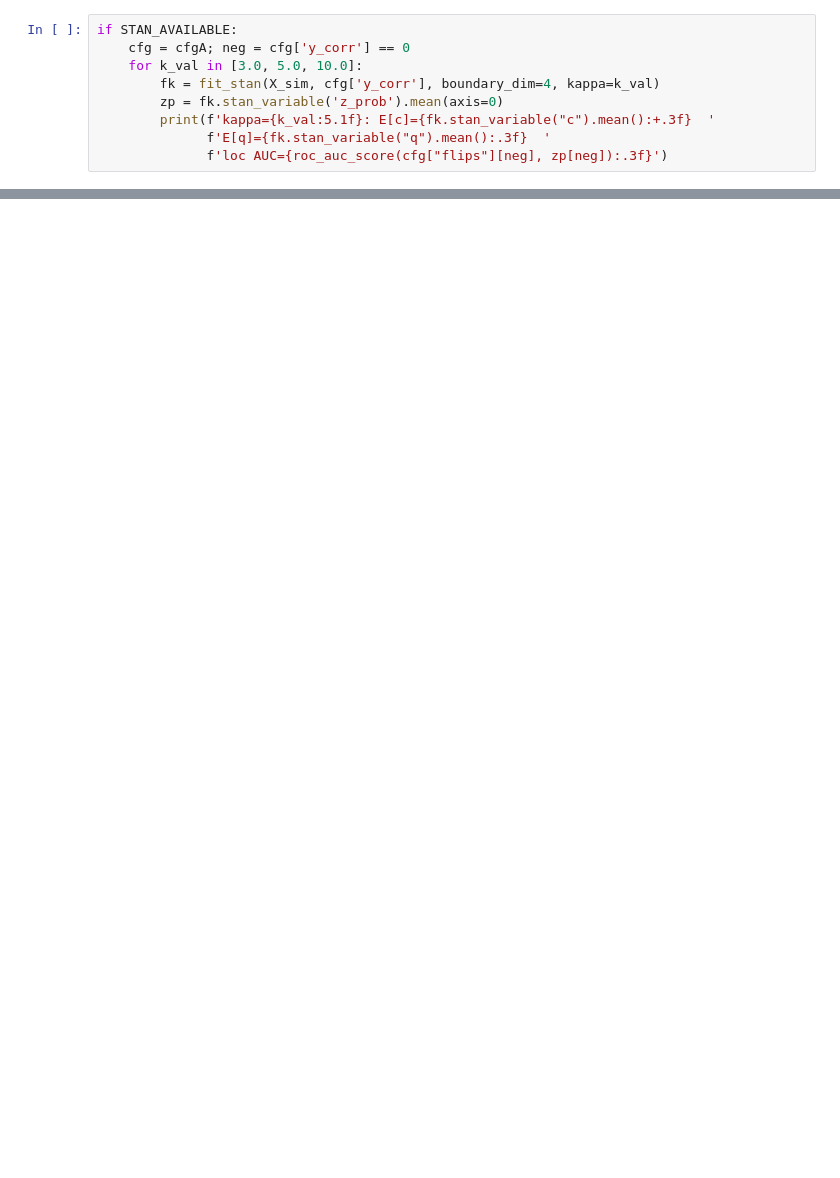
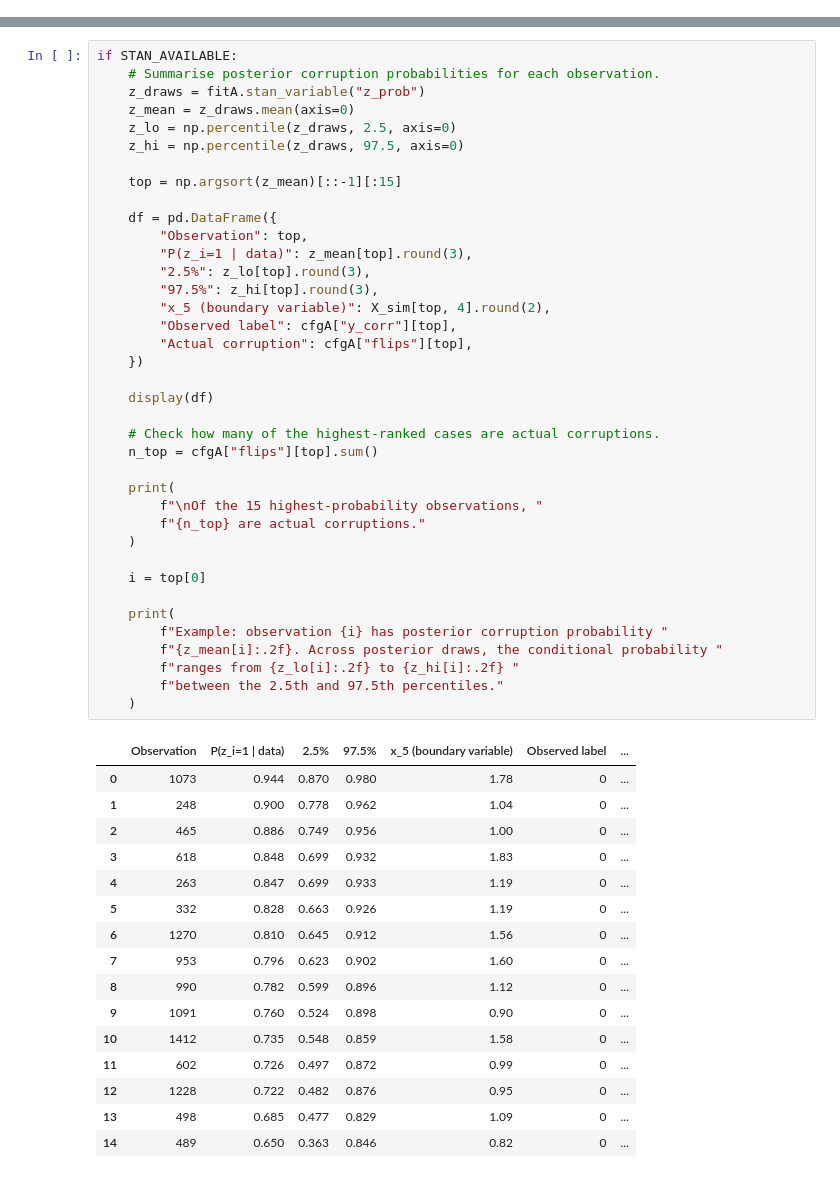
Before and after one commit to DLKramer1998/MLDS_Demi_Kramer_Imperial, a Jupyter notebook: chapter0_framework_validation.ipynb, the cells around one changed output, grey strips where cells are left out. Cells and saved outputs as stored; diff of their text form; blank space fills up the shorter version.

```diff
--- a/chapter0_framework_validation.ipynb
+++ b/chapter0_framework_validation.ipynb
@@ -944,9 +1526,0 @@ This is a computational sensitivity check, not a comparison of different scienti
-# %%
-if STAN_AVAILABLE:
-    cfg = cfgA; neg = cfg['y_corr'] == 0
-    for k_val in [3.0, 5.0, 10.0]:
-        fk = fit_stan(X_sim, cfg['y_corr'], boundary_dim=4, kappa=k_val)
-        zp = fk.stan_variable('z_prob').mean(axis=0)
-        print(f'kappa={k_val:5.1f}: E[c]={fk.stan_variable("c").mean():+.3f}  '
-              f'E[q]={fk.stan_variable("q").mean():.3f}  '
-              f'loc AUC={roc_auc_score(cfg["flips"][neg], zp[neg]):.3f}')
@@ -1062,0 +1670,55 @@ Example statement: individual 1073 has posterior corruption probability 0.94. Ac
+# %%
+if STAN_AVAILABLE:
+    # Summarise posterior corruption probabilities for each observation.
+    z_draws = fitA.stan_variable("z_prob")
+    z_mean = z_draws.mean(axis=0)
+    z_lo = np.percentile(z_draws, 2.5, axis=0)
+    z_hi = np.percentile(z_draws, 97.5, axis=0)
+
+    top = np.argsort(z_mean)[::-1][:15]
+
+    df = pd.DataFrame({
+        "Observation": top,
+        "P(z_i=1 | data)": z_mean[top].round(3),
+        "2.5%": z_lo[top].round(3),
+        "97.5%": z_hi[top].round(3),
+        "x_5 (boundary variable)": X_sim[top, 4].round(2),
+        "Observed label": cfgA["y_corr"][top],
+        "Actual corruption": cfgA["flips"][top],
+    })
+
+    display(df)
+
+    # Check how many of the highest-ranked cases are actual corruptions.
+    n_top = cfgA["flips"][top].sum()
+
+    print(
+        f"\nOf the 15 highest-probability observations, "
+        f"{n_top} are actual corruptions."
+    )
+
+    i = top[0]
+
+    print(
+        f"Example: observation {i} has posterior corruption probability "
+        f"{z_mean[i]:.2f}. Across posterior draws, the conditional probability "
+        f"ranges from {z_lo[i]:.2f} to {z_hi[i]:.2f} "
+        f"between the 2.5th and 97.5th percentiles."
+    )
+# %% [output]
+|  | Observation | P(z_i=1 | data) | 2.5% | 97.5% | x_5 (boundary variable) | Observed label | ... |
+| 0 | 1073 | 0.944 | 0.870 | 0.980 | 1.78 | 0 | ... |
+| 1 | 248 | 0.900 | 0.778 | 0.962 | 1.04 | 0 | ... |
+| 2 | 465 | 0.886 | 0.749 | 0.956 | 1.00 | 0 | ... |
+| 3 | 618 | 0.848 | 0.699 | 0.932 | 1.83 | 0 | ... |
+| 4 | 263 | 0.847 | 0.699 | 0.933 | 1.19 | 0 | ... |
+| 5 | 332 | 0.828 | 0.663 | 0.926 | 1.19 | 0 | ... |
+| 6 | 1270 | 0.810 | 0.645 | 0.912 | 1.56 | 0 | ... |
+| 7 | 953 | 0.796 | 0.623 | 0.902 | 1.60 | 0 | ... |
+| 8 | 990 | 0.782 | 0.599 | 0.896 | 1.12 | 0 | ... |
+| 9 | 1091 | 0.760 | 0.524 | 0.898 | 0.90 | 0 | ... |
+| 10 | 1412 | 0.735 | 0.548 | 0.859 | 1.58 | 0 | ... |
+| 11 | 602 | 0.726 | 0.497 | 0.872 | 0.99 | 0 | ... |
+| 12 | 1228 | 0.722 | 0.482 | 0.876 | 0.95 | 0 | ... |
+| 13 | 498 | 0.685 | 0.477 | 0.829 | 1.09 | 0 | ... |
+| 14 | 489 | 0.650 | 0.363 | 0.846 | 0.82 | 0 | ... |
```
Also changed, not shown: parts of 49 cells of this notebook, 3 other files.
